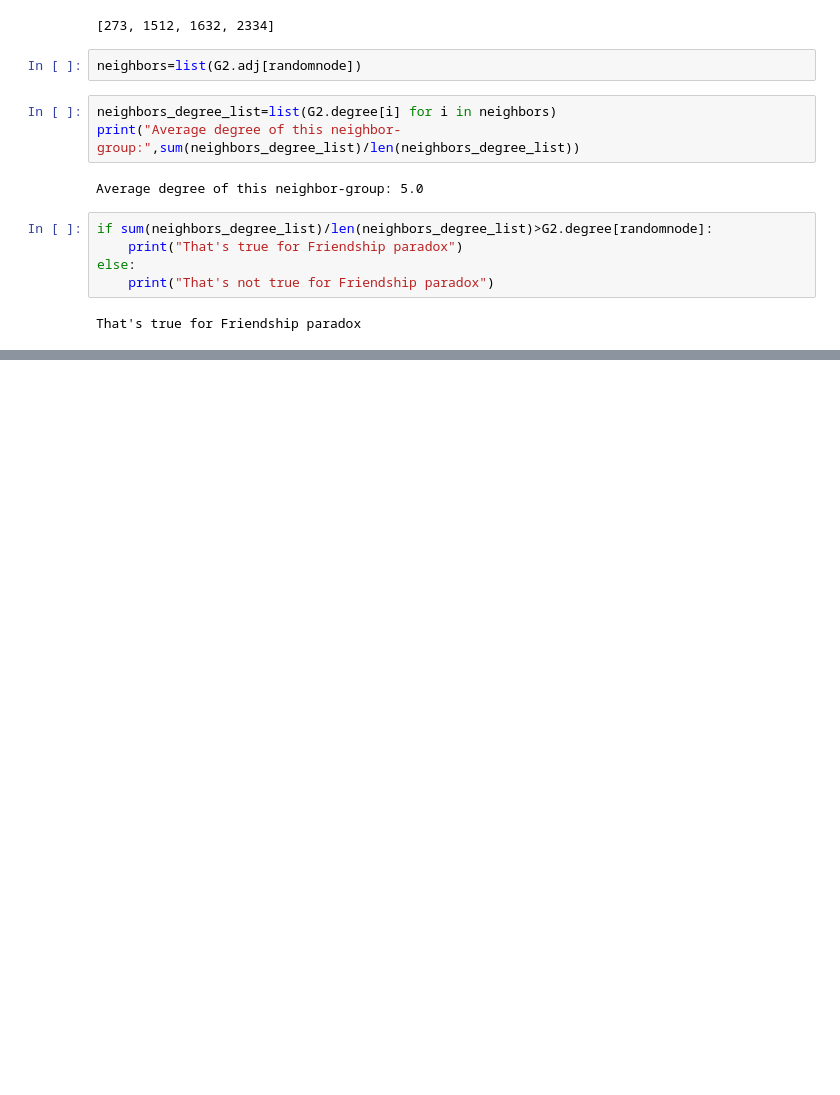
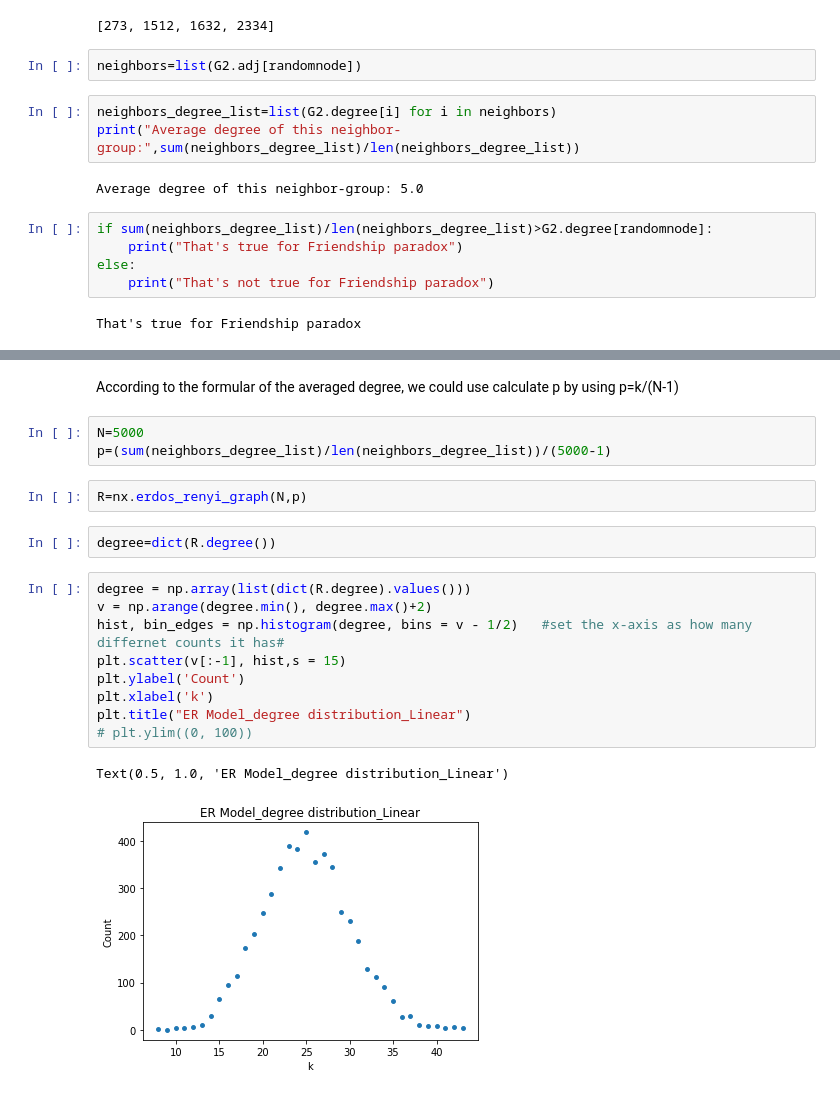
Before and after one commit to LongQin1/socialgraph2020, a Jupyter notebook: assignment 1_Part4&5.ipynb, the cells around one changed output, grey strips where cells are left out. Cells and saved outputs as stored; diff of their text form; blank space fills up the shorter version.

```diff
--- a/assignment 1_Part4&5.ipynb
+++ b/assignment 1_Part4&5.ipynb
@@ -114,0 +115,21 @@ the possibility of Friendship Paradox being true in this case: 84.90%
+# %% [markdown]
+According to the formular of the averaged degree, we could use calculate p by using p=k/(N-1)
+# %%
+N=5000
+p=(sum(neighbors_degree_list)/len(neighbors_degree_list))/(5000-1)
+# %%
+R=nx.erdos_renyi_graph(N,p)
+# %%
+degree=dict(R.degree())
+# %%
+degree = np.array(list(dict(R.degree).values()))
+v = np.arange(degree.min(), degree.max()+2)
+hist, bin_edges = np.histogram(degree, bins = v - 1/2)   #set the x-axis as how many differnet counts it has#
+plt.scatter(v[:-1], hist,s = 15)
+plt.ylabel('Count')
+plt.xlabel('k')
+plt.title("ER Model_degree distribution_Linear")
+# plt.ylim((0, 100))
+# %% [output]
+Text(0.5, 1.0, 'ER Model_degree distribution_Linear')
+[figure, added]
```
Also changed, not shown: parts of 4 cells of this notebook.
